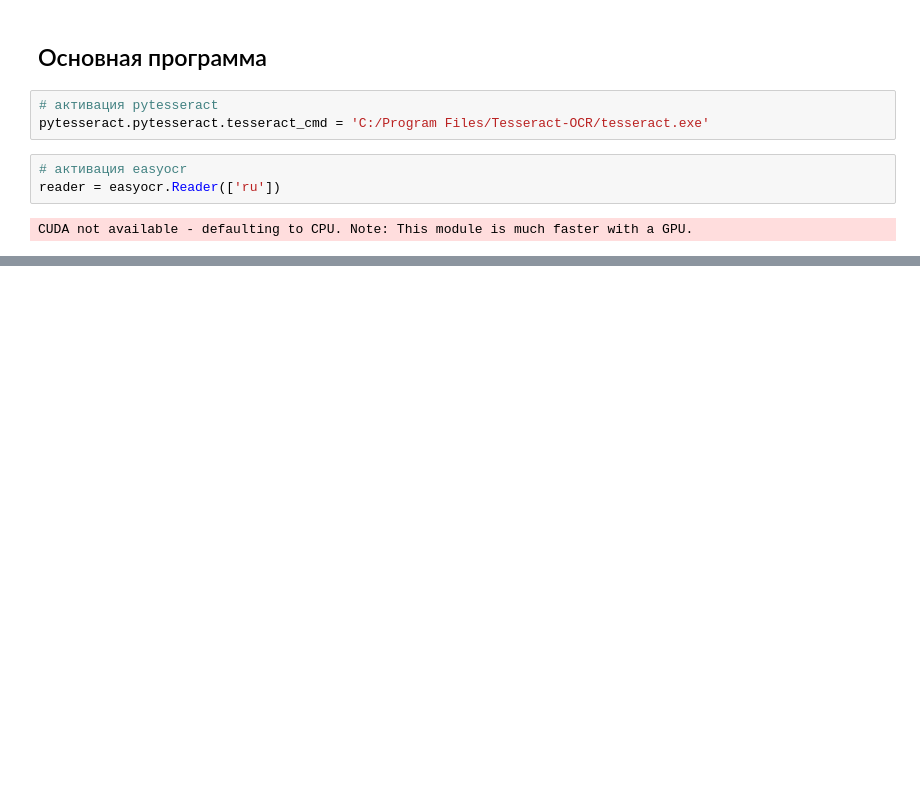
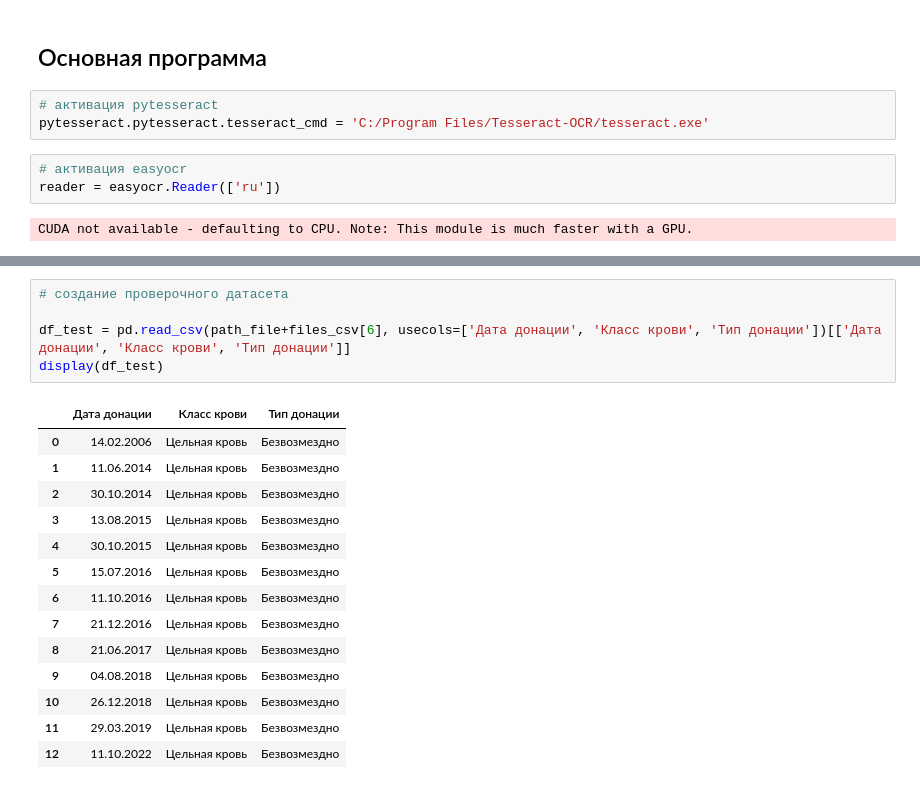
Before and after one commit to yazon315/Seekers-OCR, a Jupyter notebook: main.ipynb, the cells around one changed output, grey strips where cells are left out. Drawn from its saved outputs; the diff is of its cells as text; blank space fills up the shorter version.

```diff
--- a/main.ipynb
+++ b/main.ipynb
@@ -330,0 +341,20 @@ for i in range(len(files_jpg)):
+# %%
+# создание проверочного датасета
+
+df_test = pd.read_csv(path_file+files_csv[6], usecols=['Дата донации', 'Класс крови', 'Тип донации'])[['Дата донации', 'Класс крови', 'Тип донации']]
+display(df_test)
+# %% [output]
+|  | Дата донации | Класс крови | Тип донации |
+| 0 | 14.02.2006 | Цельная кровь | Безвозмездно |
+| 1 | 11.06.2014 | Цельная кровь | Безвозмездно |
+| 2 | 30.10.2014 | Цельная кровь | Безвозмездно |
+| 3 | 13.08.2015 | Цельная кровь | Безвозмездно |
+| 4 | 30.10.2015 | Цельная кровь | Безвозмездно |
+| 5 | 15.07.2016 | Цельная кровь | Безвозмездно |
+| 6 | 11.10.2016 | Цельная кровь | Безвозмездно |
+| 7 | 21.12.2016 | Цельная кровь | Безвозмездно |
+| 8 | 21.06.2017 | Цельная кровь | Безвозмездно |
+| 9 | 04.08.2018 | Цельная кровь | Безвозмездно |
+| 10 | 26.12.2018 | Цельная кровь | Безвозмездно |
+| 11 | 29.03.2019 | Цельная кровь | Безвозмездно |
+| 12 | 11.10.2022 | Цельная кровь | Безвозмездно |
```
Also changed, not shown: parts of 12 cells of this notebook.
